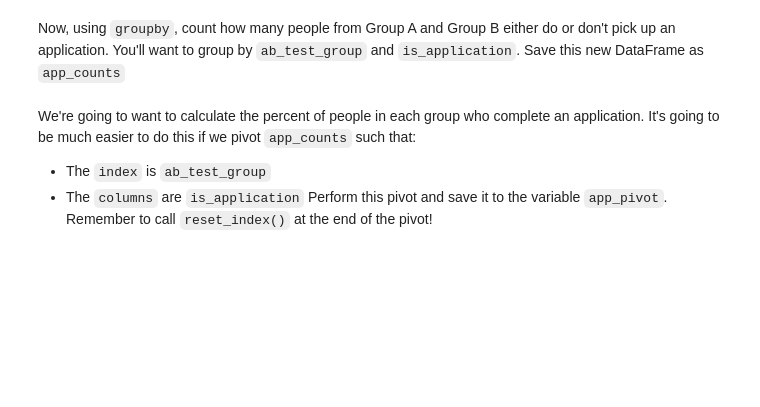
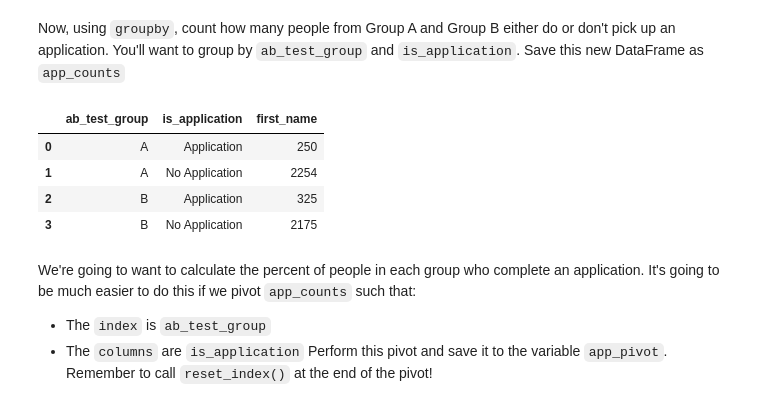
Before and after one commit to ifty500/Data-Analysis-with-Pandas, a Jupyter notebook: Data Analysis Capstone Projects/musclehub_project/musclehub_project.ipynb, the cells around one changed output. Drawn from its saved outputs; the diff is of its cells as text; code cells hidden in the pictures; blank space fills up the shorter version.

```diff
--- a/Data Analysis Capstone Projects/musclehub_project/musclehub_project.ipynb
+++ b/Data Analysis Capstone Projects/musclehub_project/musclehub_project.ipynb
@@ -205,6 +205,13 @@ Now, using `groupby`, count how many people from Group A and Group B either do o
 # %%
 app_counts = df.groupby(['ab_test_group', 'is_application'])\
                .first_name.count().reset_index()
+app_counts
+# %% [output]
+|  | ab_test_group | is_application | first_name |
+| 0 | A | Application | 250 |
+| 1 | A | No Application | 2254 |
+| 2 | B | Application | 325 |
+| 3 | B | No Application | 2175 |
 # %% [markdown]
 We're going to want to calculate the percent of people in each group who complete an application.  It's going to be much easier to do this if we pivot `app_counts` such that:
 - The `index` is `ab_test_group`
```
Also changed, not shown: parts of 2 cells of this notebook.
